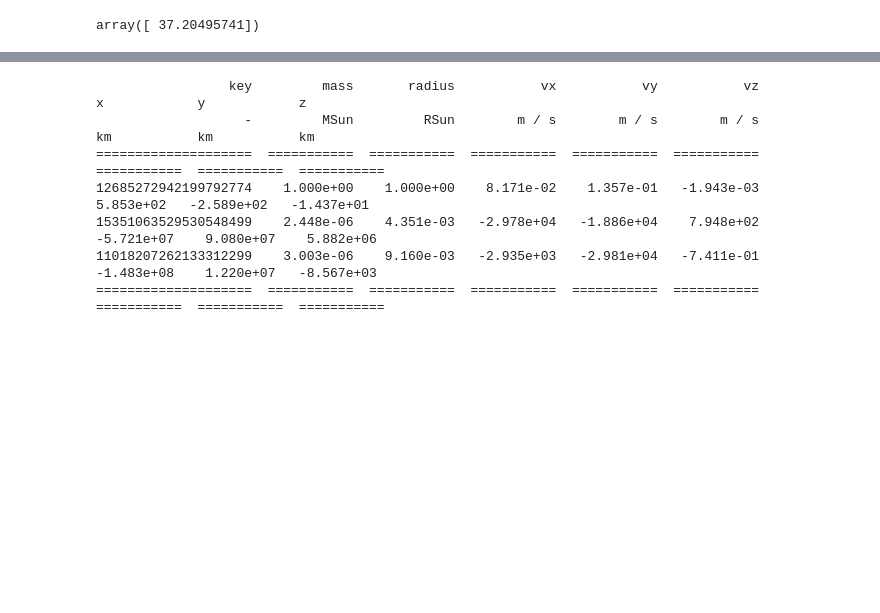
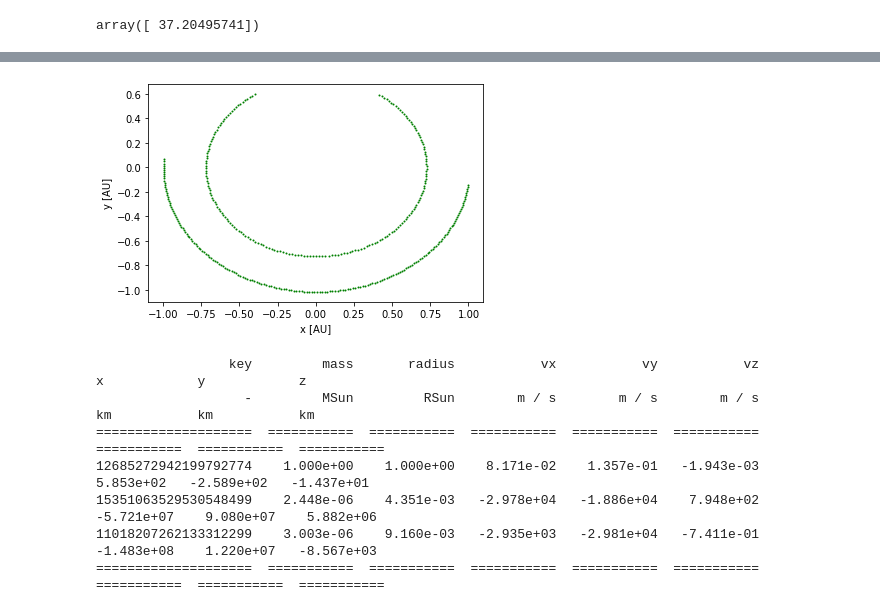
Before and after one commit to L7aler/AMUSE, a Jupyter notebook: Nemesis_and_the_Sun.ipynb, the cells around one changed output, grey strips where cells are left out. Saved outputs shown, nothing was run; the diff lists cells and outputs as text; code cells hidden in the pictures; blank space fills up the shorter version.

```diff
--- a/Nemesis_and_the_Sun.ipynb
+++ b/Nemesis_and_the_Sun.ipynb
@@ -223,0 +256,79 @@ print(anem.in_(units.au), asun.in_(units.au))
+# %%
+def integrate_solar_system(particles, end_time):
+    from amuse.lab import Huayno, nbody_system
+    convert_nbody = nbody_system.nbody_to_si(particles.mass.sum(),
+                                             particles[1].position.length())
+    gravity = Huayno(convert_nbody)
+    gravity.particles.add_particles(particles)
+    venus = gravity.particles[1]
+    earth = gravity.particles[2]
+
+    x_earth = [] | units.AU
+    y_earth = [] | units.AU
+    x_venus = [] | units.AU
+    y_venus = [] | units.AU
+
+    while gravity.model_time < end_time:
+        gravity.evolve_model(gravity.model_time + (1 | units.day))
+        x_earth.append(earth.x)
+        y_earth.append(earth.y)
+        x_venus.append(venus.x)
+        y_venus.append(venus.y)
+    gravity.stop()
+    return x_earth, y_earth, x_venus, y_venus
+
+
+def sun_venus_and_earth():
+    particles = Particles(3)
+    sun = particles[0]
+    sun.mass = 1.0 | units.MSun
+    sun.radius = 1.0 | units.RSun
+    sun.position = (855251, -804836, -3186) |units.km
+    sun.velocity = (7.893, 11.894, 0.20642) | (units.m/units.s)
+
+    venus = particles[1]
+    venus.mass = 0.0025642 | units.MJupiter
+    venus.radius = 3026.0 | units.km
+    venus.position = (-0.3767, 0.60159, 0.03930) | units.AU
+    venus.velocity = (-29.7725, -18.849, 0.795) | units.kms
+
+    earth = particles[2]
+    earth.mass = 1.0 | units.MEarth
+    earth.radius = 1.0 | units.REarth
+    earth.position = (-0.98561, 0.0762, -7.847e-5) | units.AU
+    earth.velocity = (-2.927, -29.803, -0.0005327) | units.kms
+
+    particles.move_to_center()
+    return particles
+
+
+from matplotlib import pyplot
+from amuse.plot import scatter, xlabel, ylabel
+from amuse.io import read_set_from_file
+from amuse.units import units
+def plot(x, y):
+
+    #pyplot.figure(figsize=(8,8))
+
+    colormap = ['yellow', 'green', 'blue']	# specific to a 3-body plot
+    size = [40, 20, 20]
+    edgecolor = ['orange', 'green', 'blue']
+
+    for si in range(len(x)):
+        #scatter(si.x, si.y, c=colormap, s=size, edgecolor=edgecolor)
+        scatter(x[si], y[si], c = 'green', s = 1)
+    xlabel("x")
+    ylabel("y")
+
+    #save_file = 'plot_gravity.png'
+    #pyplot.savefig(save_file)
+    #print('\nSaved figure in file', save_file,'\n')
+    #pyplot.show()
+
+particles = sun_venus_and_earth()
+print(particles)
+x_earth, y_earth, x_venus, y_venus = integrate_solar_system(particles, 0.5 | units.yr)
+plot(x_earth, y_earth)
+plot(x_venus, y_venus)
+pyplot.show()
+# %% [output]
@@ -224,3 +342,4 @@ print(anem.in_(units.au), asun.in_(units.au))
+[figure, added]
 # %%
 #Assignement 2
 
```
Also changed, not shown: parts of 23 cells of this notebook.
